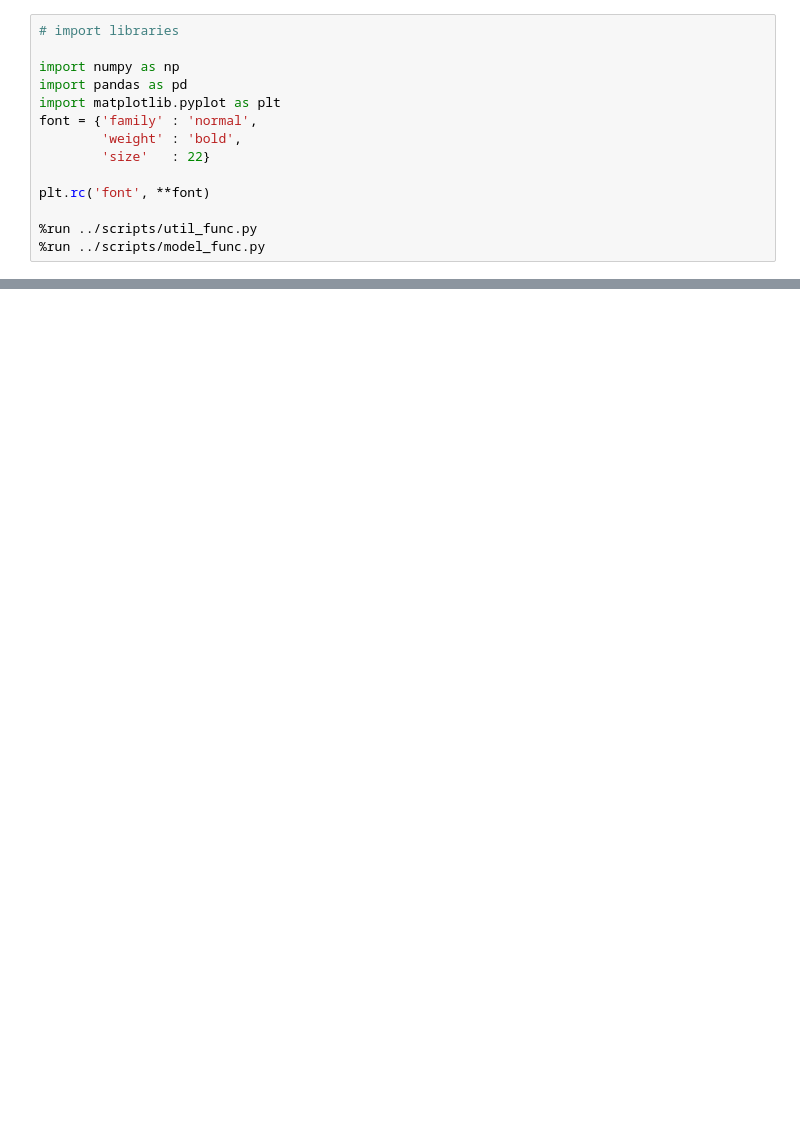
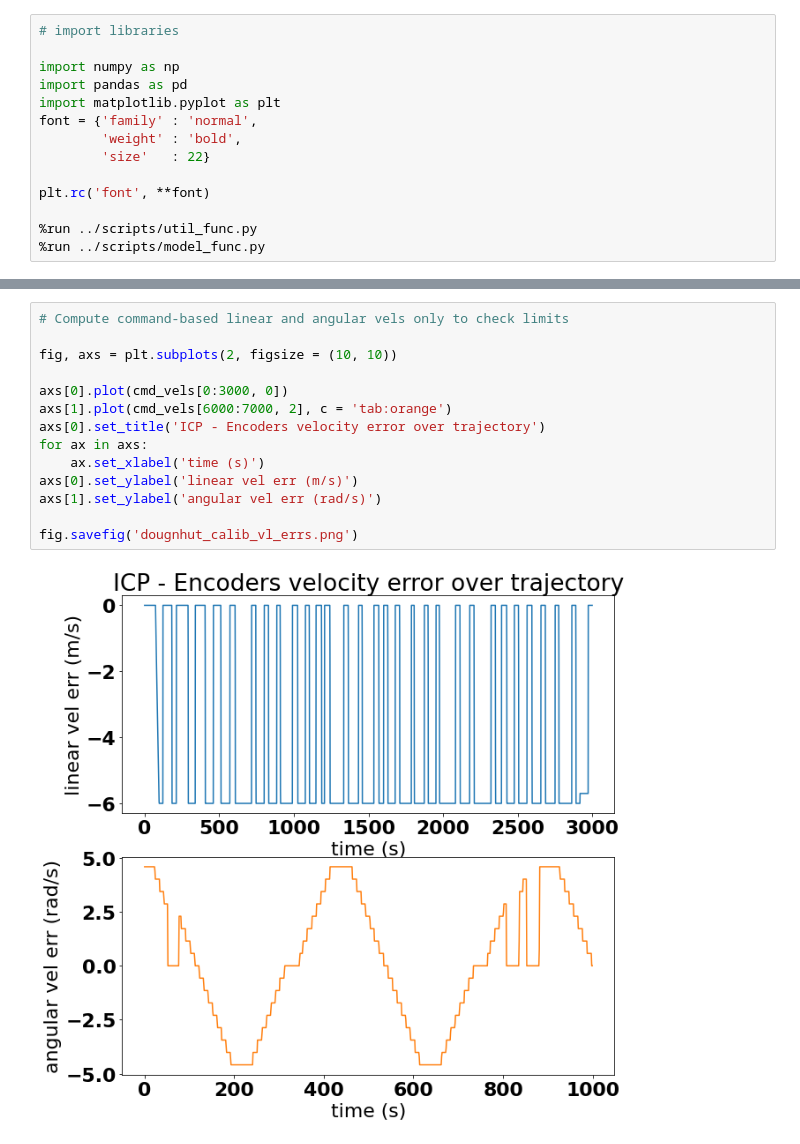
Before and after one commit to DomBaril/offline-ssmr-modelling, a Jupyter notebook: kinematic_models_training/figs/cmd_vel_vs_icp.ipynb, the cells around one changed output, grey strips where cells are left out. Drawn from its saved outputs; the diff is of its cells as text; blank space fills up the shorter version.

```diff
--- a/kinematic_models_training/figs/cmd_vel_vs_icp.ipynb
+++ b/kinematic_models_training/figs/cmd_vel_vs_icp.ipynb
@@ -167,0 +226,16 @@ fig.savefig('dougnhut_calib_vl_errs.png')
+# %%
+# Compute command-based linear and angular vels only to check limits
+
+fig, axs = plt.subplots(2, figsize = (10, 10))
+
+axs[0].plot(cmd_vels[0:3000, 0])
+axs[1].plot(cmd_vels[6000:7000, 2], c = 'tab:orange')
+axs[0].set_title('ICP - Encoders velocity error over trajectory')
+for ax in axs:
+    ax.set_xlabel('time (s)')
+axs[0].set_ylabel('linear vel err (m/s)')
+axs[1].set_ylabel('angular vel err (rad/s)')
+
+fig.savefig('dougnhut_calib_vl_errs.png')
+# %% [output]
+[figure, added]
```
Also changed, not shown: parts of 6 cells of this notebook, 27 other files.
